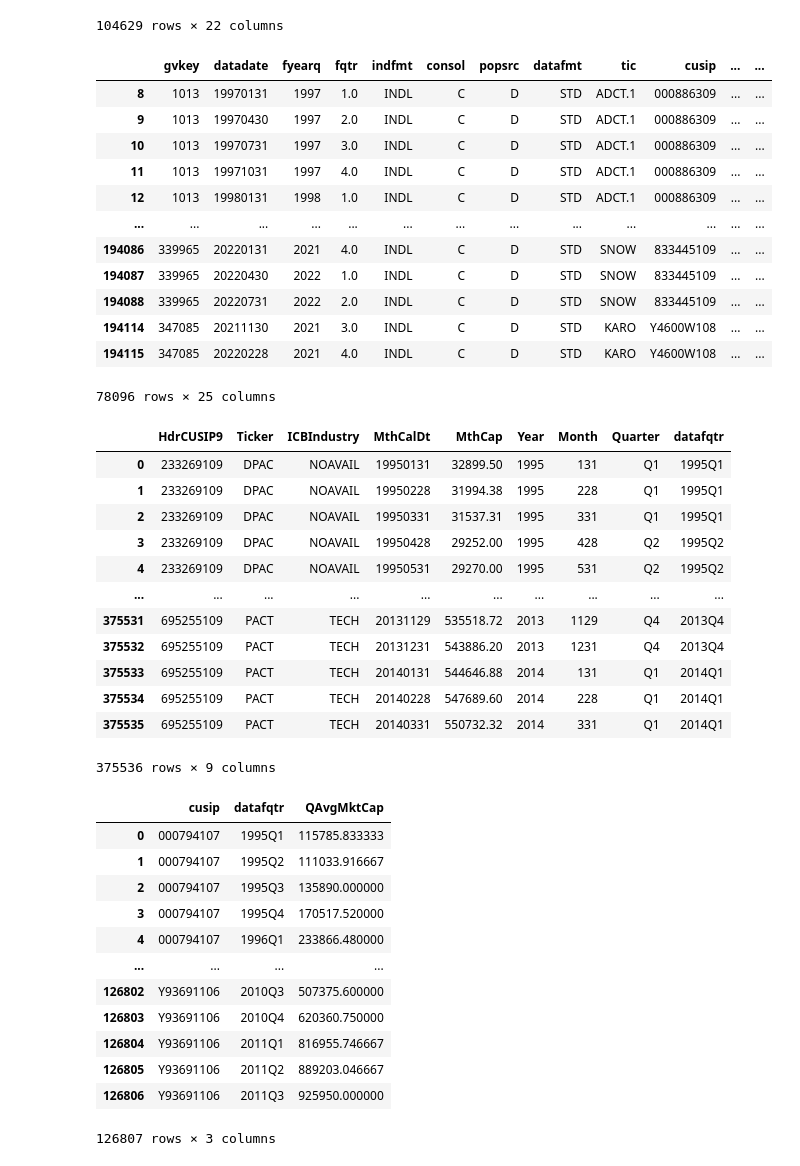
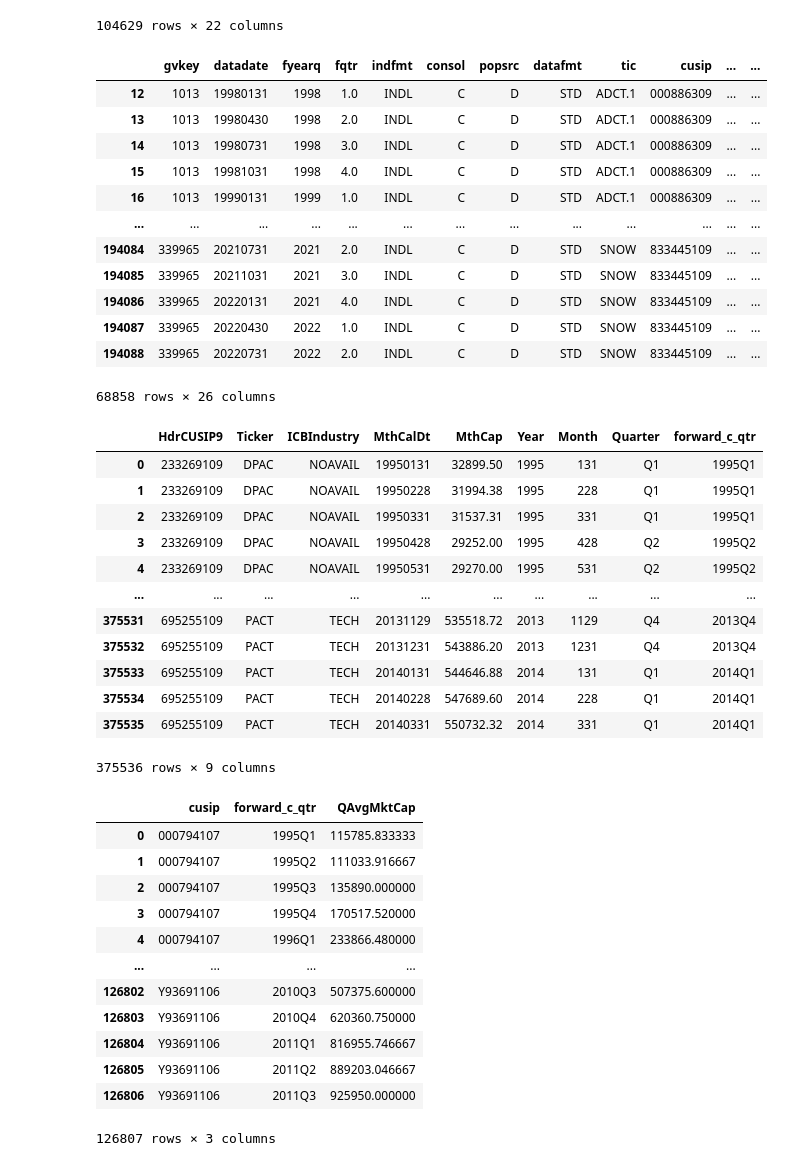
Before and after one commit to bnorman21/big-data-finance-final-project, a Jupyter notebook: finalproject.ipynb, the cells around one changed output. Drawn from its saved outputs; the diff is of its cells as text; code cells hidden in the pictures.

Commit message:
fixed quarter matching

```diff
--- a/finalproject.ipynb
+++ b/finalproject.ipynb
@@ -22,33 +22,47 @@ financial_history
 # %%
 # financial_history['RevenueGrowthRate'] = financial_history['revtq'].pct_change(periods=4)
 # sort values by id and quarter
 # shift by negative 4
 # check borders (make sure you are heetoi
 import numpy as np
 from scipy import stats
 financial_history['RevenueGrowthRate'] = financial_history.groupby(['cusip'])['revtq'].pct_change(periods=4)
 financial_history = financial_history.dropna()
 financial_history = financial_history.drop(financial_history[financial_history.RevenueGrowthRate == float('inf')].index)
 financial_history = financial_history.drop(financial_history[financial_history.RevenueGrowthRate == float('-inf')].index)
 financial_history['NetProfitMargin'] = financial_history['niq']/financial_history['revtq']
 financial_history = financial_history.drop(financial_history[financial_history.NetProfitMargin == float('inf')].index)
 financial_history = financial_history.dropna()
 financial_history['gp_score'] = financial_history['NetProfitMargin'] + financial_history['RevenueGrowthRate']
+def create_forward_quarter(row):
+    cq = row['datacqtr']
+    year = cq[0:4]
+    quarter = cq[4:]
+    if quarter == 'Q1':
+        return year + 'Q2'
+    elif quarter == 'Q2':
+        return year + 'Q3'
+    elif quarter == 'Q3':
+        return year + 'Q4'
+    elif quarter == 'Q4':
+        year = str(int(year) + 1)
+        return year + 'Q1'
+financial_history['forward_c_qtr'] = financial_history.apply(create_forward_quarter, axis=1)
 financial_history
 # %% [output]
 |  | gvkey | datadate | fyearq | fqtr | indfmt | consol | popsrc | datafmt | tic | cusip | ... | ... |
-| 8 | 1013 | 19970131 | 1997 | 1.0 | INDL | C | D | STD | ADCT.1 | 000886309 | ... | ... |
-| 9 | 1013 | 19970430 | 1997 | 2.0 | INDL | C | D | STD | ADCT.1 | 000886309 | ... | ... |
-| 10 | 1013 | 19970731 | 1997 | 3.0 | INDL | C | D | STD | ADCT.1 | 000886309 | ... | ... |
-| 11 | 1013 | 19971031 | 1997 | 4.0 | INDL | C | D | STD | ADCT.1 | 000886309 | ... | ... |
 | 12 | 1013 | 19980131 | 1998 | 1.0 | INDL | C | D | STD | ADCT.1 | 000886309 | ... | ... |
+| 13 | 1013 | 19980430 | 1998 | 2.0 | INDL | C | D | STD | ADCT.1 | 000886309 | ... | ... |
+| 14 | 1013 | 19980731 | 1998 | 3.0 | INDL | C | D | STD | ADCT.1 | 000886309 | ... | ... |
+| 15 | 1013 | 19981031 | 1998 | 4.0 | INDL | C | D | STD | ADCT.1 | 000886309 | ... | ... |
+| 16 | 1013 | 19990131 | 1999 | 1.0 | INDL | C | D | STD | ADCT.1 | 000886309 | ... | ... |
 | ... | ... | ... | ... | ... | ... | ... | ... | ... | ... | ... | ... | ... |
+| 194084 | 339965 | 20210731 | 2021 | 2.0 | INDL | C | D | STD | SNOW | 833445109 | ... | ... |
+| 194085 | 339965 | 20211031 | 2021 | 3.0 | INDL | C | D | STD | SNOW | 833445109 | ... | ... |
 | 194086 | 339965 | 20220131 | 2021 | 4.0 | INDL | C | D | STD | SNOW | 833445109 | ... | ... |
 | 194087 | 339965 | 20220430 | 2022 | 1.0 | INDL | C | D | STD | SNOW | 833445109 | ... | ... |
 | 194088 | 339965 | 20220731 | 2022 | 2.0 | INDL | C | D | STD | SNOW | 833445109 | ... | ... |
-| 194114 | 347085 | 20211130 | 2021 | 3.0 | INDL | C | D | STD | KARO | Y4600W108 | ... | ... |
-| 194115 | 347085 | 20220228 | 2021 | 4.0 | INDL | C | D | STD | KARO | Y4600W108 | ... | ... |
-78096 rows × 25 columns
+68858 rows × 26 columns
 # %%
 market_cap_history = pd.read_csv('market-cap-history.csv')
 market_cap_history['Year'] = market_cap_history['MthCalDt'] // 10000
@@ -66,12 +80,12 @@ def assign_quarter(row):
         return 'Q4'
 market_cap_history['Quarter'] = market_cap_history.apply(assign_quarter, axis=1)
 market_cap_history['Year'] = market_cap_history['Year'].map(str)
-market_cap_history['datafqtr'] = market_cap_history['Year'] + market_cap_history['Quarter']
+market_cap_history['forward_c_qtr'] = market_cap_history['Year'] + market_cap_history['Quarter']
 market_cap_history['MthCap'] = market_cap_history['MthCap'].str.replace(',', '')
 market_cap_history['MthCap'] = market_cap_history['MthCap'].map(float)
 market_cap_history
 # %% [output]
-|  | HdrCUSIP9 | Ticker | ICBIndustry | MthCalDt | MthCap | Year | Month | Quarter | datafqtr |
+|  | HdrCUSIP9 | Ticker | ICBIndustry | MthCalDt | MthCap | Year | Month | Quarter | forward_c_qtr |
 | 0 | 233269109 | DPAC | NOAVAIL | 19950131 | 32899.50 | 1995 | 131 | Q1 | 1995Q1 |
 | 1 | 233269109 | DPAC | NOAVAIL | 19950228 | 31994.38 | 1995 | 228 | Q1 | 1995Q1 |
 | 2 | 233269109 | DPAC | NOAVAIL | 19950331 | 31537.31 | 1995 | 331 | Q1 | 1995Q1 |
@@ -85,11 +99,11 @@ market_cap_history
 | 375535 | 695255109 | PACT | TECH | 20140331 | 550732.32 | 2014 | 331 | Q1 | 2014Q1 |
 375536 rows × 9 columns
 # %%
-quarterly_avg_market_cap = market_cap_history.groupby(['HdrCUSIP9', 'datafqtr'], as_index=False)['MthCap'].mean()
-quarterly_avg_market_cap.rename(columns={'HdrCUSIP9': 'cusip', 'datafqtr': 'datafqtr', 'MthCap': 'QAvgMktCap'}, inplace=True)
+quarterly_avg_market_cap = market_cap_history.groupby(['HdrCUSIP9', 'forward_c_qtr'], as_index=False)['MthCap'].mean()
+quarterly_avg_market_cap.rename(columns={'HdrCUSIP9': 'cusip', 'forward_c_qtr': 'forward_c_qtr', 'MthCap': 'QAvgMktCap'}, inplace=True)
 quarterly_avg_market_cap
 # %% [output]
-|  | cusip | datafqtr | QAvgMktCap |
+|  | cusip | forward_c_qtr | QAvgMktCap |
 | 0 | 000794107 | 1995Q1 | 115785.833333 |
 | 1 | 000794107 | 1995Q2 | 111033.916667 |
 | 2 | 000794107 | 1995Q3 | 135890.000000 |
```
Also changed, not shown: parts of 5 cells of this notebook.
